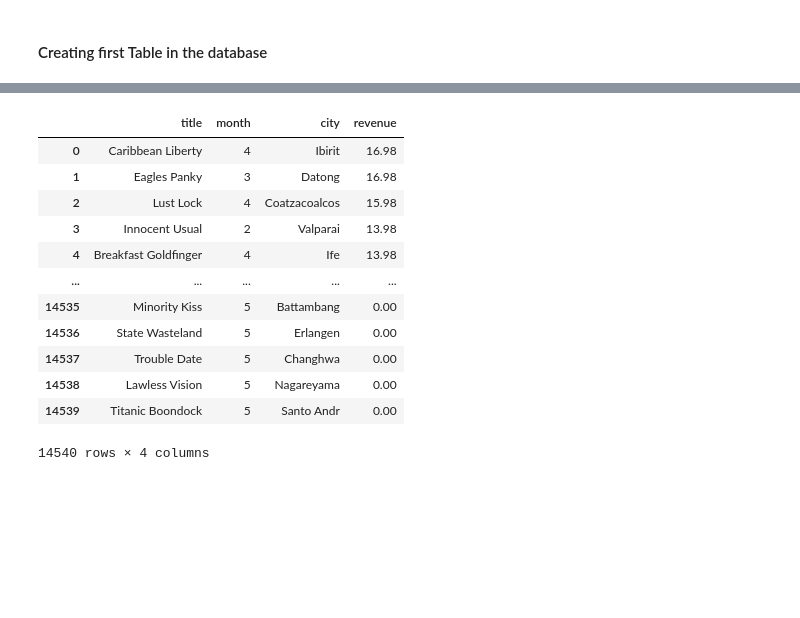
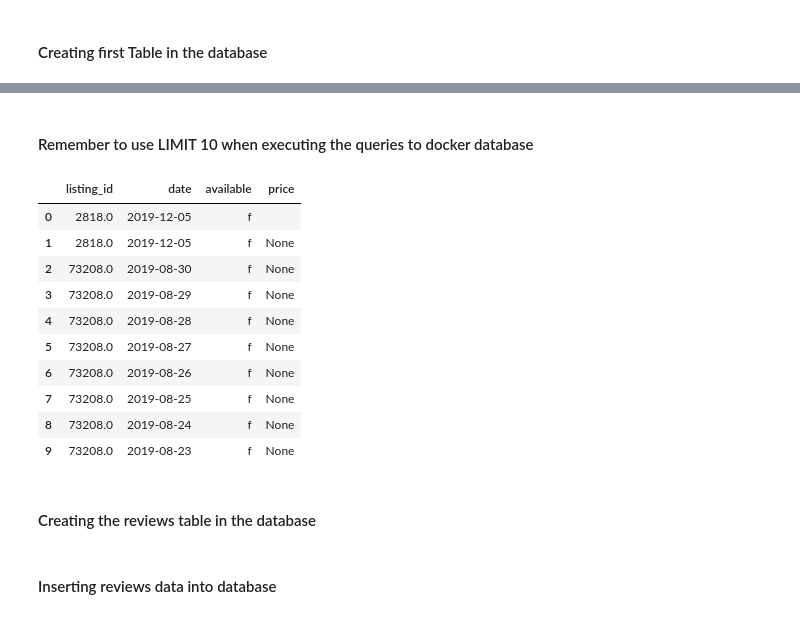
Before and after one commit to idjey/DEtheHardWay, a Jupyter notebook: airBnb_dataSchema.ipynb, the cells around one changed output, grey strips where cells are left out. Cells and saved outputs as stored; diff of their text form; code cells hidden in the pictures; blank space fills up the shorter version.

```diff
--- a/airBnb_dataSchema.ipynb
+++ b/airBnb_dataSchema.ipynb
@@ -596,16 +178,18 @@ orderQuery = """SELECT dm.title, dd.month, dc.city, SUM(sales_amount) as revenue
-# %%
-queryBase(orderQuery,credentials)
-# %% [output]
-|  | title | month | city | revenue |
-| 0 | Caribbean Liberty | 4 | Ibirit | 16.98 |
-| 1 | Eagles Panky | 3 | Datong | 16.98 |
-| 2 | Lust Lock | 4 | Coatzacoalcos | 15.98 |
-| 3 | Innocent Usual | 2 | Valparai | 13.98 |
-| 4 | Breakfast Goldfinger | 4 | Ife | 13.98 |
-| ... | ... | ... | ... | ... |
-| 14535 | Minority Kiss | 5 | Battambang | 0.00 |
-| 14536 | State Wasteland | 5 | Erlangen | 0.00 |
-| 14537 | Trouble Date | 5 | Changhwa | 0.00 |
-| 14538 | Lawless Vision | 5 | Nagareyama | 0.00 |
-| 14539 | Titanic Boondock | 5 | Santo Andr | 0.00 |
-14540 rows × 4 columns
+# %% [markdown]
+#### Remember to use LIMIT 10 when executing the queries to docker database
+# %%
+queryBase('SELECT * FROM calendar LIMIT 10')
+# %% [output]
+|  | listing_id | date | available | price |
+| 0 | 2818.0 | 2019-12-05 | f |  |
+| 1 | 2818.0 | 2019-12-05 | f | None |
+| 2 | 73208.0 | 2019-08-30 | f | None |
+| 3 | 73208.0 | 2019-08-29 | f | None |
+| 4 | 73208.0 | 2019-08-28 | f | None |
+| 5 | 73208.0 | 2019-08-27 | f | None |
+| 6 | 73208.0 | 2019-08-26 | f | None |
+| 7 | 73208.0 | 2019-08-25 | f | None |
+| 8 | 73208.0 | 2019-08-24 | f | None |
+| 9 | 73208.0 | 2019-08-23 | f | None |
+# %% [markdown]
+#### Creating the reviews table in the database
@@ -611,0 +208,2 @@ queryBase(orderQuery,credentials)
+# %% [markdown]
+#### Inserting reviews data into database
```
Also changed, not shown: parts of 102 cells of this notebook.
